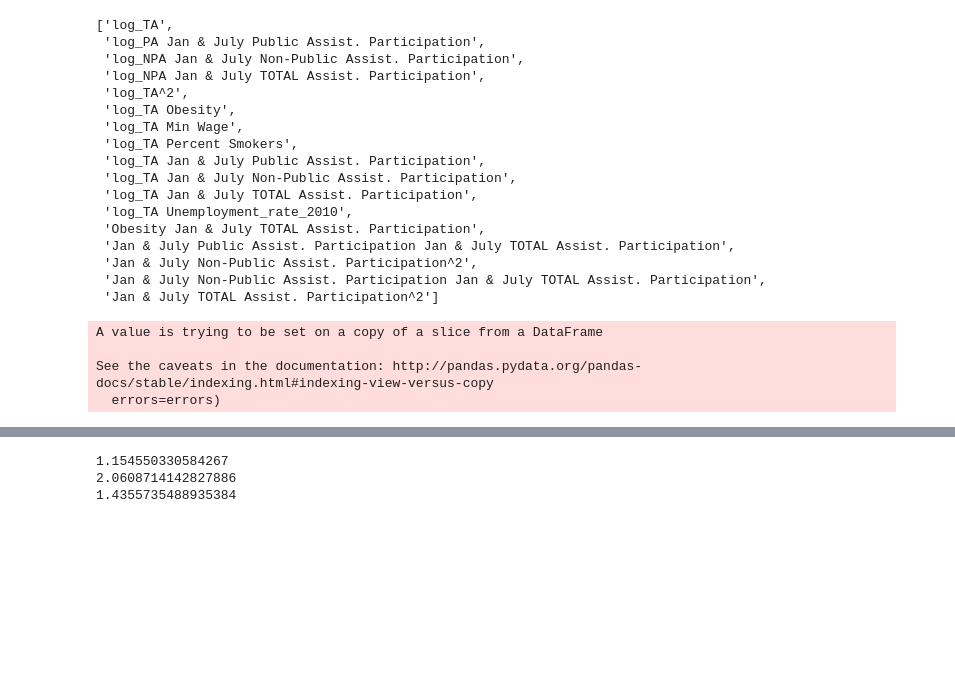
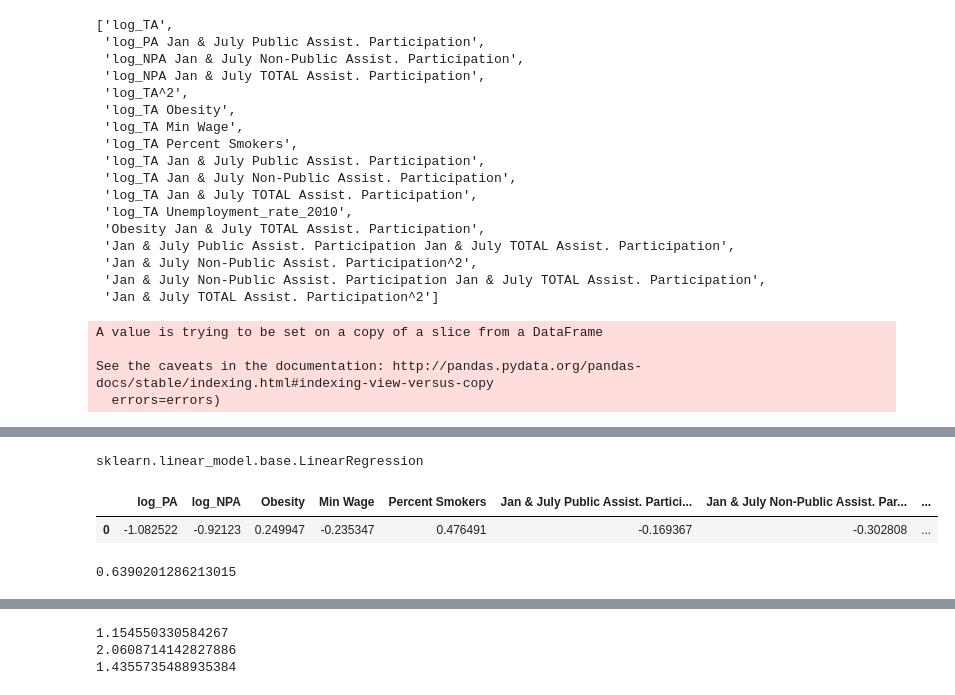
Before and after one commit to aulorbe/Life-Expectancy-In-The-US, a Jupyter notebook: feature_engineering.ipynb, the cells around one changed output, grey strips where cells are left out. Saved outputs shown, nothing was run; the diff lists cells and outputs as text; code cells hidden in the pictures; blank space fills up the shorter version.

```diff
--- a/feature_engineering.ipynb
+++ b/feature_engineering.ipynb
@@ -340,3 +340,15 @@ features_selected_train = information_selector(features_selected_train, y_train,
 # fit a model
 lm = linear_model.LinearRegression()
 model = lm.fit(features_selected_train, y_train)
+type(model
+# %% [output]
+sklearn.linear_model.base.LinearRegression
+# %%
+features_selected_train[:1]
+# %% [output]
+|  | log_PA | log_NPA | Obesity | Min Wage | Percent Smokers | Jan & July Public Assist. Partici... | Jan & July Non-Public Assist. Par... | ... |
+| 0 | -1.082522 | -0.92123 | 0.249947 | -0.235347 | 0.476491 | -0.169367 | -0.302808 | ... |
+# %%
+print(model.score(features_selected_train, y_train))
+# %% [output]
+0.6390201286213015
```
Also changed, not shown: parts of 14 cells of this notebook, 4 other files.
